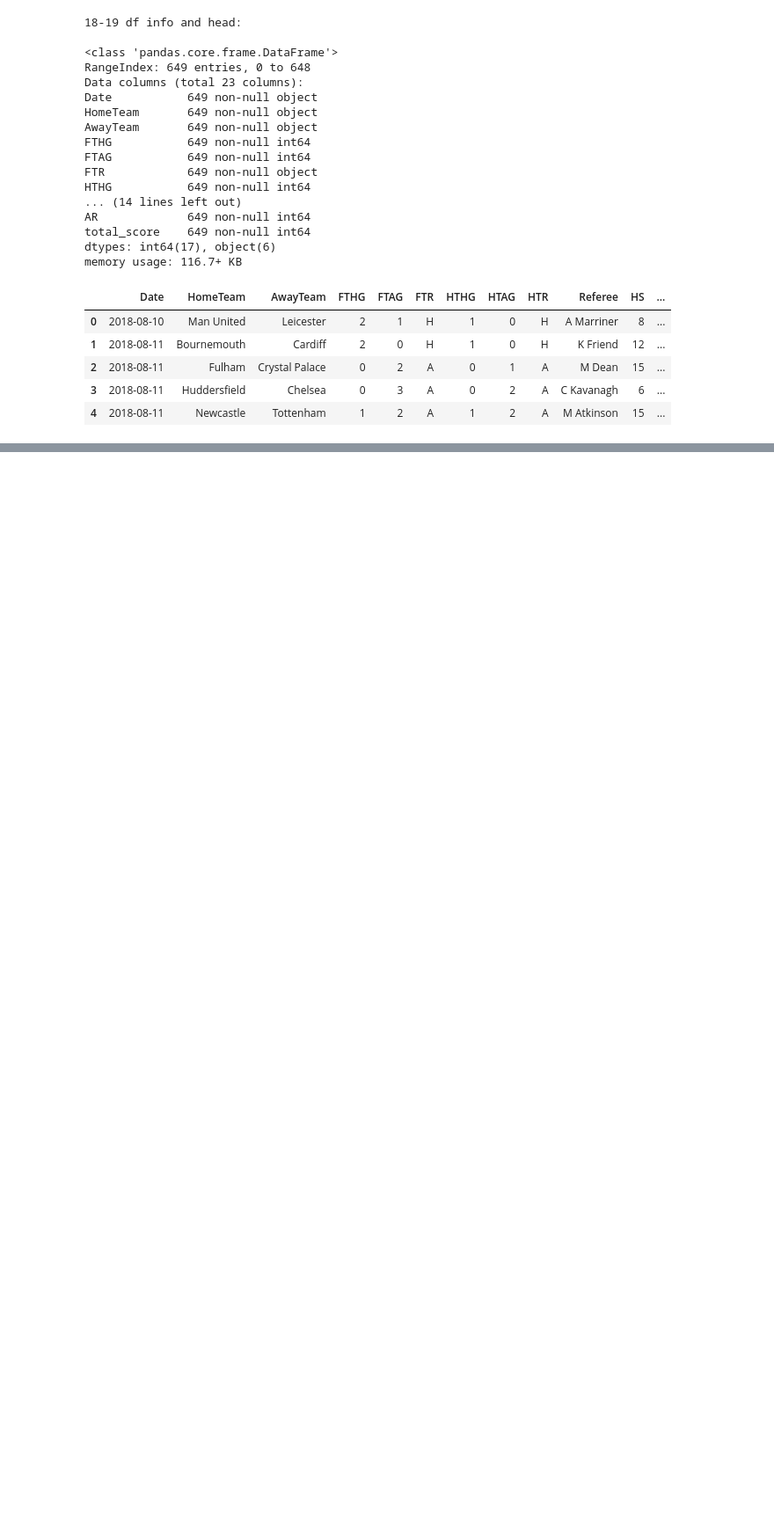
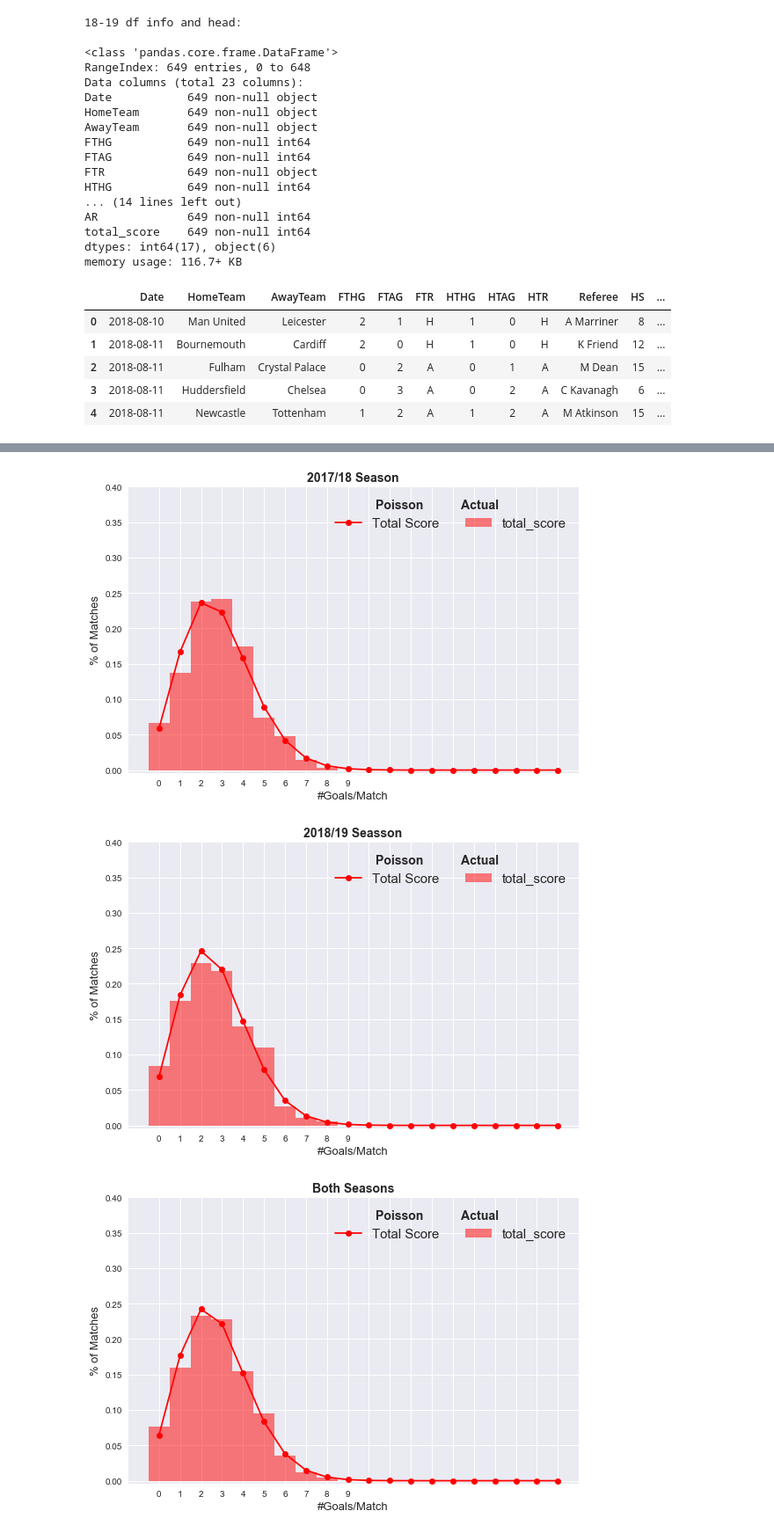
Before and after one commit to DataDavD/ddapp, a Jupyter notebook: ddapp/model.ipynb, the cells around one changed output, grey strips where cells are left out. Shown: that part at 88% size. Drawn from its saved outputs; the diff is of its cells as text; code cells hidden in the pictures; blank space fills up the shorter version.

```diff
--- a/ddapp/model.ipynb
+++ b/ddapp/model.ipynb
@@ -259,0 +221,17 @@ array([2.78368248e-01, 3.55980213e-01, 2.27615601e-01, 9.70257332e-02,
+# %%
+hagoal_plot(df=df, title='2017/18 Season',
+            bin_field=['total_score'],
+            hist_label=['total_score'],
+            goal_max = 20)
+hagoal_plot(df=df2, title='2018/19 Seasson',
+            bin_field=['total_score'],
+            hist_label=['total_score'],
+            goal_max = 20)
+hagoal_plot(df=df_total, title='Both Seasons',
+            bin_field=['total_score'],
+            hist_label=['total_score'],
+            goal_max = 20)
+# %% [output]
+[figure, added]
+[figure, added]
+[figure, added]
```
Also changed, not shown: parts of 26 cells of this notebook.
